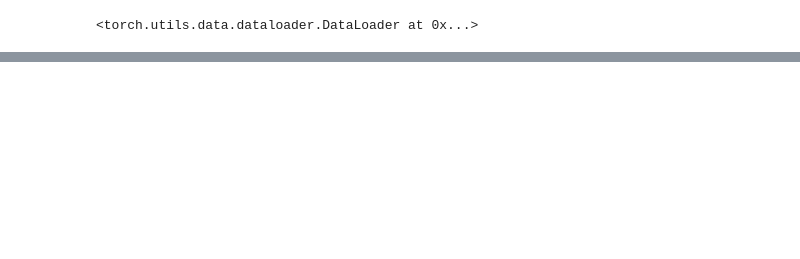
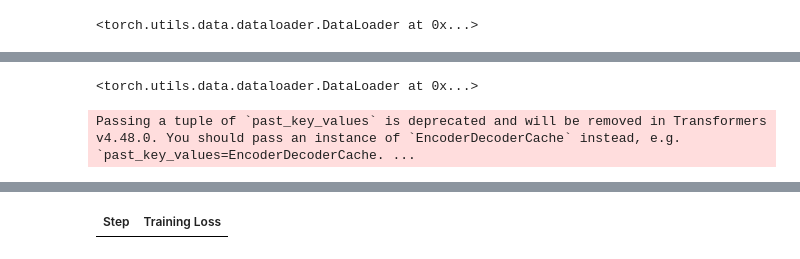
Before and after one commit to PikaSannnnn/MedRL-CoT, a Jupyter notebook: Preprocessing.ipynb, the cells around one changed output, grey strips where cells are left out. Cells and saved outputs as stored; diff of their text form; code cells hidden in the pictures; blank space fills up the shorter version.

Commit message:
Begin running training

```diff
--- a/Preprocessing.ipynb
+++ b/Preprocessing.ipynb
@@ -391,0 +424,4 @@ cases_data.get_dataloader('train')
+# %%
+cases_data.get_dataloader('val')
+# %% [output]
+<torch.utils.data.dataloader.DataLoader at 0x...>
@@ -391,0 +445,39 @@ cases_data.get_dataloader('train')
+# %%
+data_collator = DataCollatorForSeq2Seq(
+    tokenizer=tokenizer,
+    model=model,
+    padding="max_length",
+    return_tensors="pt"
+)
+# %%
+def compute_metrics(eval_preds): # https://www.datacamp.com/tutorial/flan-t5-tutorial
+   preds, labels = eval_preds
+
+   # decode preds and labels
+   labels = np.where(labels != -100, labels, tokenizer.pad_token_id)
+   decoded_preds = tokenizer.batch_decode(preds, skip_special_tokens=True)
+   decoded_labels = tokenizer.batch_decode(labels, skip_special_tokens=True)
+
+   # rougeLSum expects newline after each sentence
+   decoded_preds = ["\n".join(nltk.sent_tokenize(pred.strip())) for pred in decoded_preds]
+   decoded_labels = ["\n".join(nltk.sent_tokenize(label.strip())) for label in decoded_labels]
+
+   result = metric.compute(predictions=decoded_preds, references=decoded_labels, use_stemmer=True)
+
+   return result
+# %%
+train_tok_dataset = cases_data.get_torch_dataset('train')
+val_tok_dataset = cases_data.get_torch_dataset('val')
+# %%
+trainer = Seq2SeqTrainer(
+    model=model,
+    args=training_args,
+    data_collator=data_collator,
+    train_dataset=train_tok_dataset,
+    eval_dataset=val_tok_dataset,
+    compute_metrics=compute_metrics,
+)
+# %%
+trainer.train()
+# %% [output]
+Passing a tuple of `past_key_values` is deprecated and will be removed in Transformers v4.48.0. You should pass an instance of `EncoderDecoderCache` instead, e.g. `past_key_values=EncoderDecoderCache. ...
@@ -391,0 +485 @@ cases_data.get_dataloader('train')
+| Step | Training Loss |
```
Also changed, not shown: parts of 15 cells of this notebook, 3 other files.
